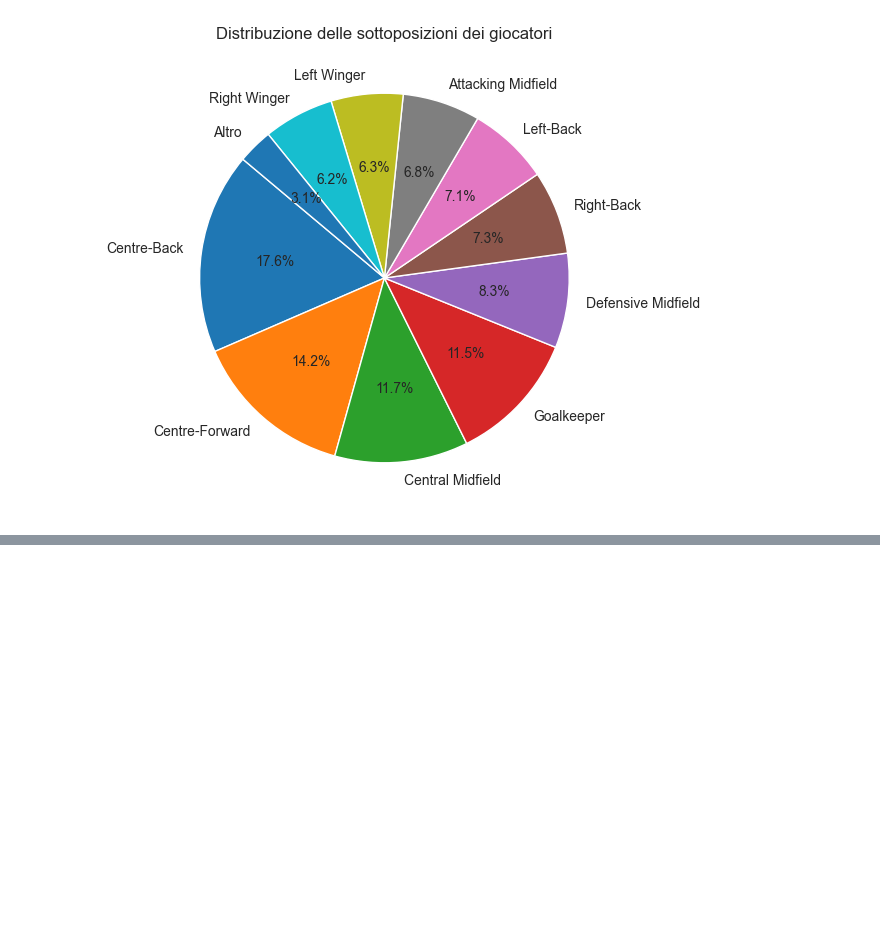
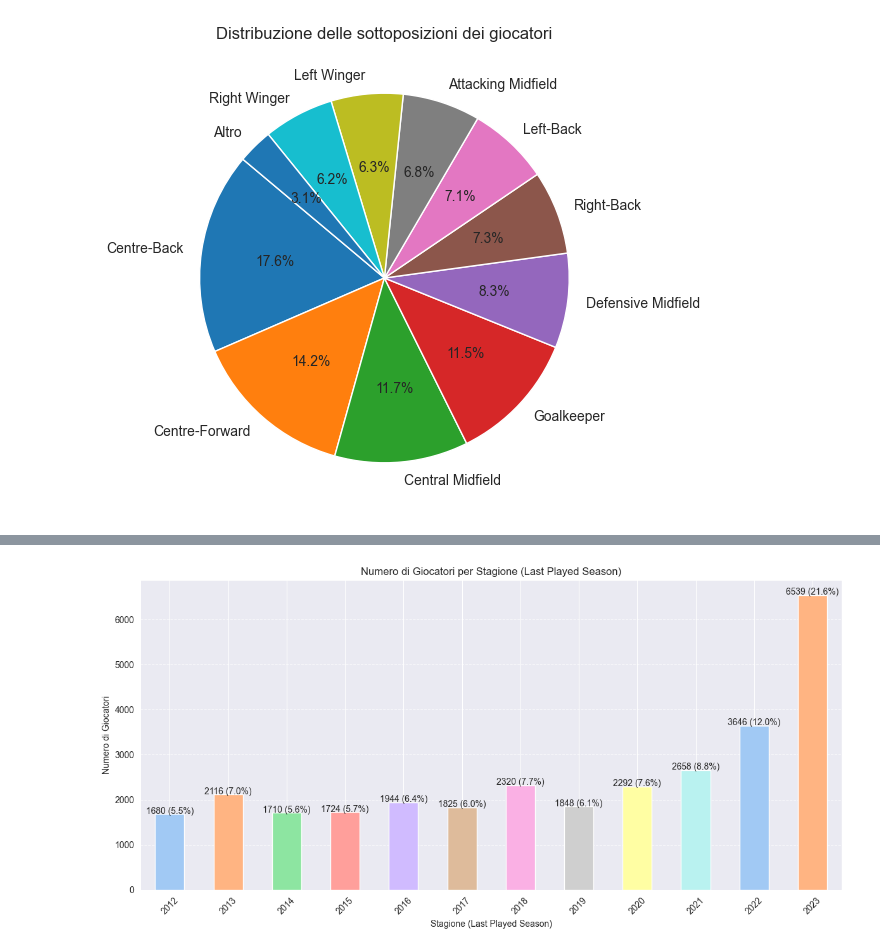
Before and after one commit to BonincontroL/IumTweb_project, a Jupyter notebook: solution/DataAnalysis/JupyterNotebooks/players.ipynb, the cells around one changed output, grey strips where cells are left out. Drawn from its saved outputs; the diff is of its cells as text; code cells hidden in the pictures; blank space fills up the shorter version.

```diff
--- a/solution/DataAnalysis/JupyterNotebooks/players.ipynb
+++ b/solution/DataAnalysis/JupyterNotebooks/players.ipynb
@@ -761,0 +707,24 @@ Number of Unique Domestic Competitions: 14
+# %%
+# Numero di giocatori per ogni stagione
+counts = players_df['last_season'].value_counts().sort_index()
+
+# Creazione del grafico
+plt.figure(figsize=(12, 6))
+
+# Grafico a barre per il numero di giocatori per ogni stagione
+colors = sns.color_palette('pastel', len(counts))
+ax = counts.plot(kind='bar', color=colors)
+plt.title('Numero di Giocatori per Stagione (Last Played Season)')
+plt.xlabel('Stagione (Last Played Season)')
+plt.ylabel('Numero di Giocatori')
+plt.xticks(rotation=45)
+
+# Inserimento delle percentuali sopra le barre
+for i, val in enumerate(counts):
+    plt.text(i, val + 10, f'{val} ({counts.iloc[i] / counts.sum() * 100:.1f}%)', ha='center')
+
+plt.grid(axis='y', linestyle='--', alpha=0.7)
+plt.tight_layout()
+plt.show()
+# %% [output]
+[figure, added]
```
Also changed, not shown: parts of 13 cells of this notebook.
